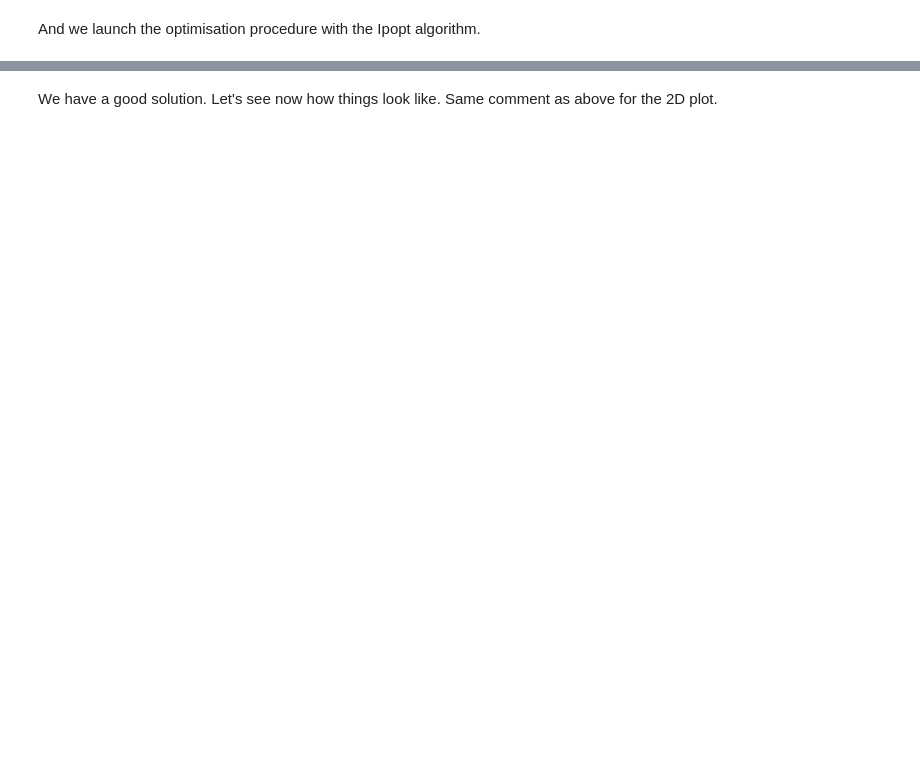
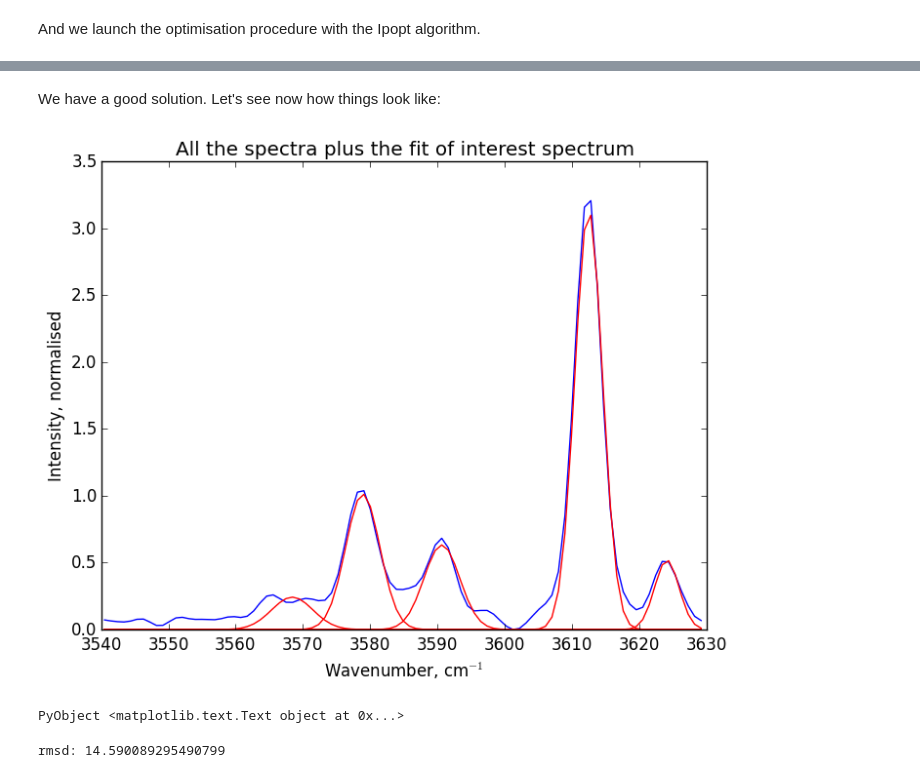
Before and after one commit to charlesll/Spectra.jl, a Jupyter notebook: examples/Diffusion_gauss_JuMPJulia.ipynb, the cells around one changed output, grey strips where cells are left out. Drawn from its saved outputs; the diff is of its cells as text; code cells hidden in the pictures; blank space fills up the shorter version.

```diff
--- a/examples/Diffusion_gauss_JuMPJulia.ipynb
+++ b/examples/Diffusion_gauss_JuMPJulia.ipynb
@@ -146,24 +141,28 @@ Solving...
 # %% [markdown]
-We have a good solution. Let's see now how things look like. Same comment as above for the 2D plot.
+We have a good solution. Let's see now how things look like:
 # %%
 # parameter extractions
-mod_co_f = getValue(g_co)
+mod_co_f = getValue(g_c0)
 mod_c1_f = getValue(g_c1)
 mod_D_f = getValue(g_D)
 mod_f_f = getValue(g_freq)
 mod_hwhm_f = getValue(g_hwhm)
 
-selected_spectrum = 100 #for peak fitting figures
+selected_spectrum = 1 #for peak fitting figures
 model,peaks = peak_diffusion(mod_co_f, mod_c1_f, mod_D_f, mod_f_f, mod_hwhm_f, x_fit, time)
 interest_compos = peaks[selected_spectrum*length(x)+1:selected_spectrum*length(x)+length(x),:]
 
 fig = figure()
 #plot(x, y[:,:],color="black",label="All profil")
 plot(x, y[:,selected_spectrum],color="blue",label="SOI")
 plot(x,interest_compos[:,:],color="red",label="Guess fit")
 title("All the spectra plus the fit of interest spectrum")
 xlabel(L"Wavenumber, cm$^{-1}$")
 ylabel("Intensity, normalised")
+# %% [output]
+[figure, added]
+PyObject <matplotlib.text.Text object at 0x...>
+rmsd: 14.590089295490799
 # %%
 println("c0 are $(mod_co_f)")
 println("c1 are $(mod_c1_f)")
```
Also changed, not shown: parts of 15 cells of this notebook.
